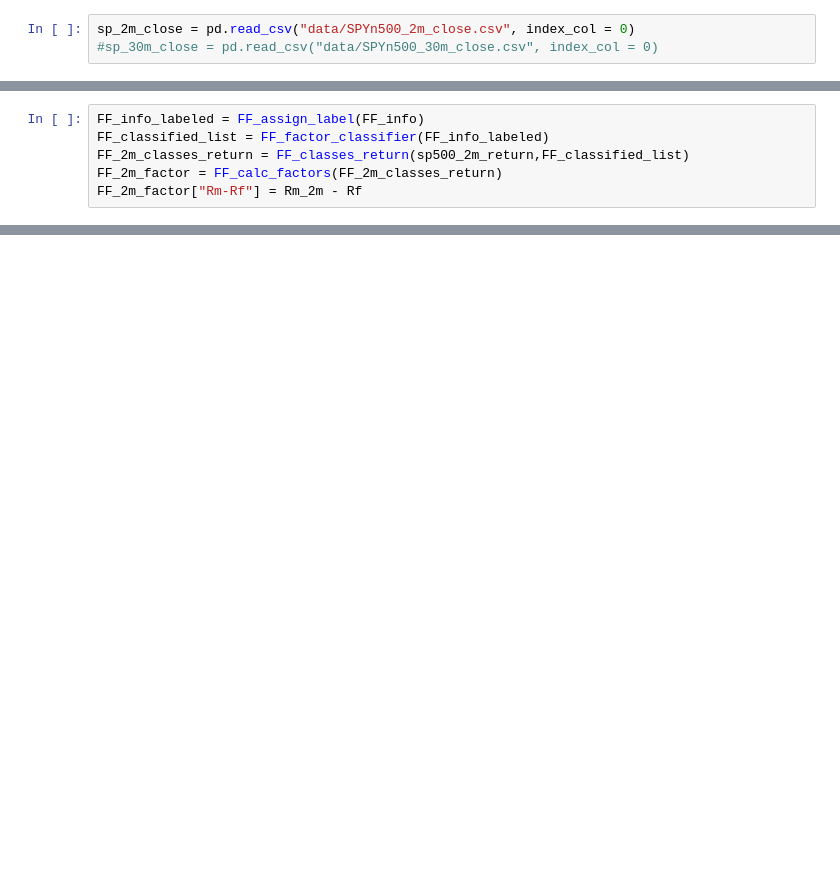
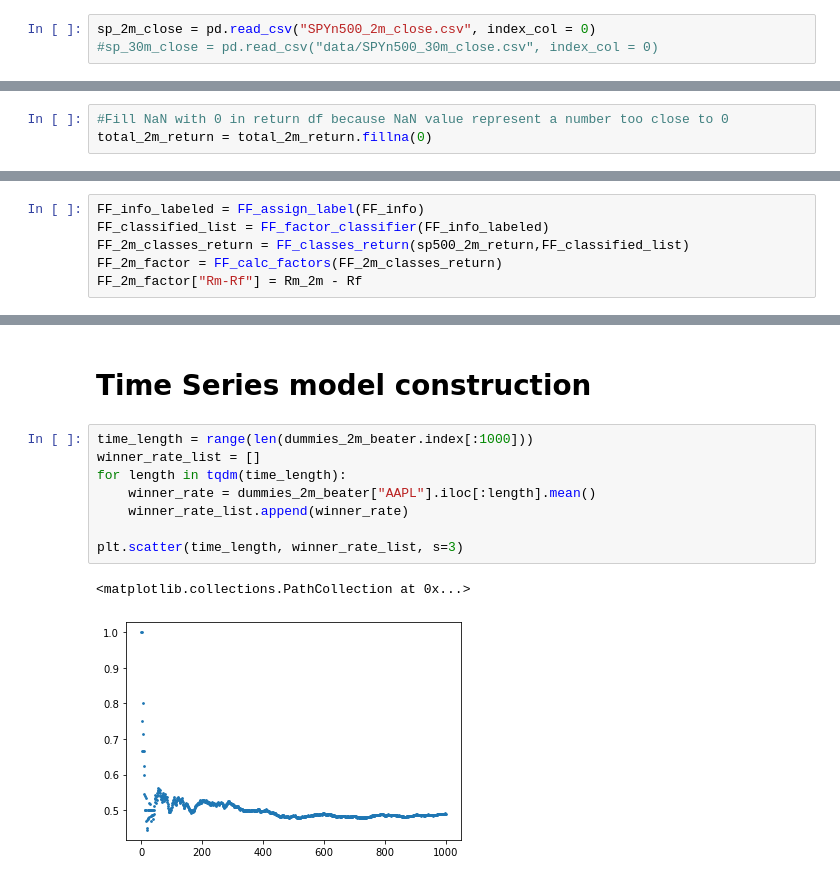
Before and after one commit to DominicRicci/CSS_Project, a Jupyter notebook: CSS100.ipynb, the cells around one changed output, grey strips where cells are left out. Drawn from its saved outputs; the diff is of its cells as text; blank space fills up the shorter version.

```diff
--- a/CSS100.ipynb
+++ b/CSS100.ipynb
@@ -427,5 +388,5 @@ total_string = str1.join(index_list)
 # %%
-sp_2m_close = pd.read_csv("data/SPYn500_2m_close.csv", index_col = 0)
+sp_2m_close = pd.read_csv("SPYn500_2m_close.csv", index_col = 0)
 #sp_30m_close = pd.read_csv("data/SPYn500_30m_close.csv", index_col = 0)
 # %%
 sp_2m_close.iloc[:3]
@@ -445,4 +407,7 @@ total_2m_return = return_df(sp_2m_close)
 total_2m_return = total_2m_return.dropna(how = "all")
+# %%
+#Fill NaN with 0 in return df because NaN value represent a number too close to 0
+total_2m_return = total_2m_return.fillna(0)
 # %%
 total_2m_return.iloc[:3]
 # %% [output]
@@ -485,0 +498,13 @@ portfolio_2m_return_Rm["SPY"] = total_2m_return["SPY"]
+# %% [markdown]
+# Time Series model construction
+# %%
+time_length = range(len(dummies_2m_beater.index[:1000]))
+winner_rate_list = []
+for length in tqdm(time_length):
+    winner_rate = dummies_2m_beater["AAPL"].iloc[:length].mean()
+    winner_rate_list.append(winner_rate)
+
+plt.scatter(time_length, winner_rate_list, s=3)
+# %% [output]
+<matplotlib.collections.PathCollection at 0x...>
+[figure, added]
```
Also changed, not shown: parts of 45 cells of this notebook.
